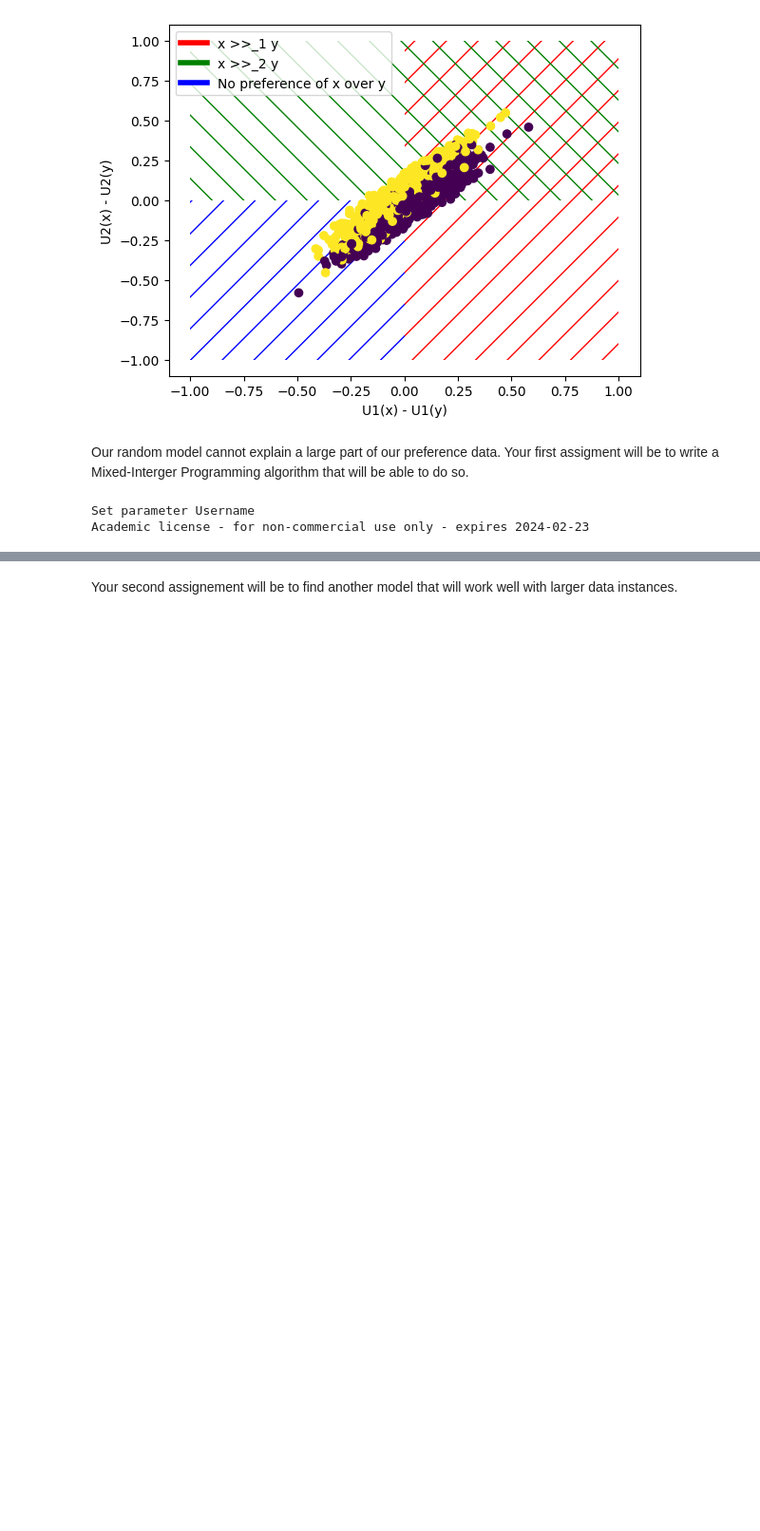
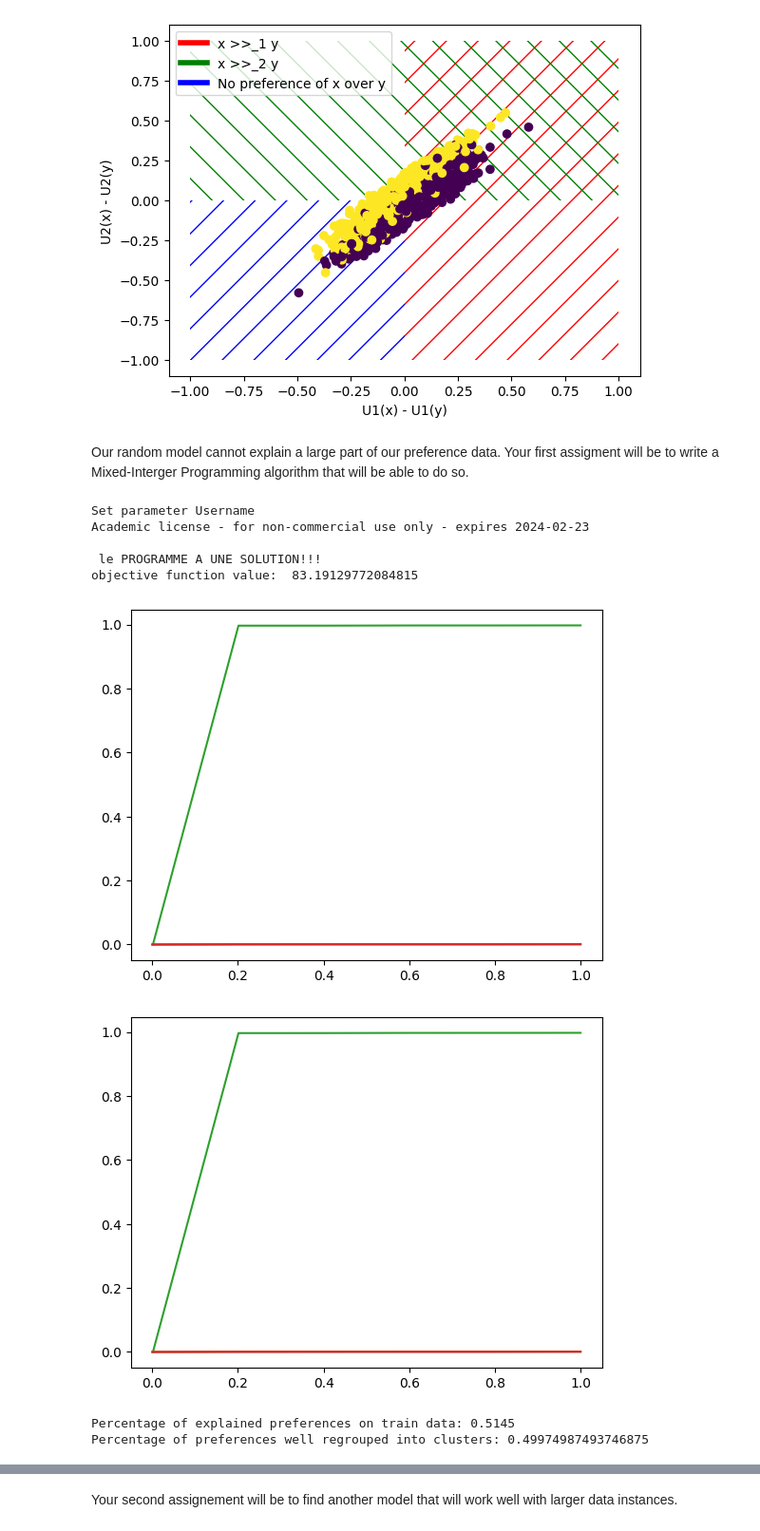
Before and after one commit to AymericPalaric/cs-sdp-2023-24, a Jupyter notebook: notebooks/example.ipynb, the cells around one changed output, grey strips where cells are left out. Shown: that part at 95% size. Drawn from its saved outputs; the diff is of its cells as text; code cells hidden in the pictures; blank space fills up the shorter version.

```diff
--- a/notebooks/example.ipynb
+++ b/notebooks/example.ipynb
@@ -127,19 +127,26 @@ Our random model cannot explain a large part of our preference data. Your first
 # %%
 # This cell should work when you have completed the TwoClustersMIP model
 from models import TwoClustersMIP
 
 parameters = {"n_pieces": 5,
               "n_clusters" : 2,
-              "epsilon" : 0.01} # Can be completed
+              "epsilon" : 0.0001} # Can be completed
 model = TwoClustersMIP(**parameters)
 model.fit(X, Y)
 
 # Uncomment once your model is working
 print("Percentage of explained preferences on train data:", pairs_explained.from_model(model, X, Y)) # You should get 1.0 with the right MIP
 print("Percentage of preferences well regrouped into clusters:", cluster_intersection.from_model(model, X, Y, Z))
 # %% [output]
 Set parameter Username
 Academic license - for non-commercial use only - expires 2024-02-23
+
+ le PROGRAMME A UNE SOLUTION!!!
+objective function value:  83.19129772084815
+[figure, added]
+[figure, added]
+Percentage of explained preferences on train data: 0.5145
+Percentage of preferences well regrouped into clusters: 0.49974987493746875
 # %%
 # As an example here are the results obtained with:
 # Uncomment the code to check your results
```
Also changed, not shown: parts of 1 cell of this notebook, 1 other file.
